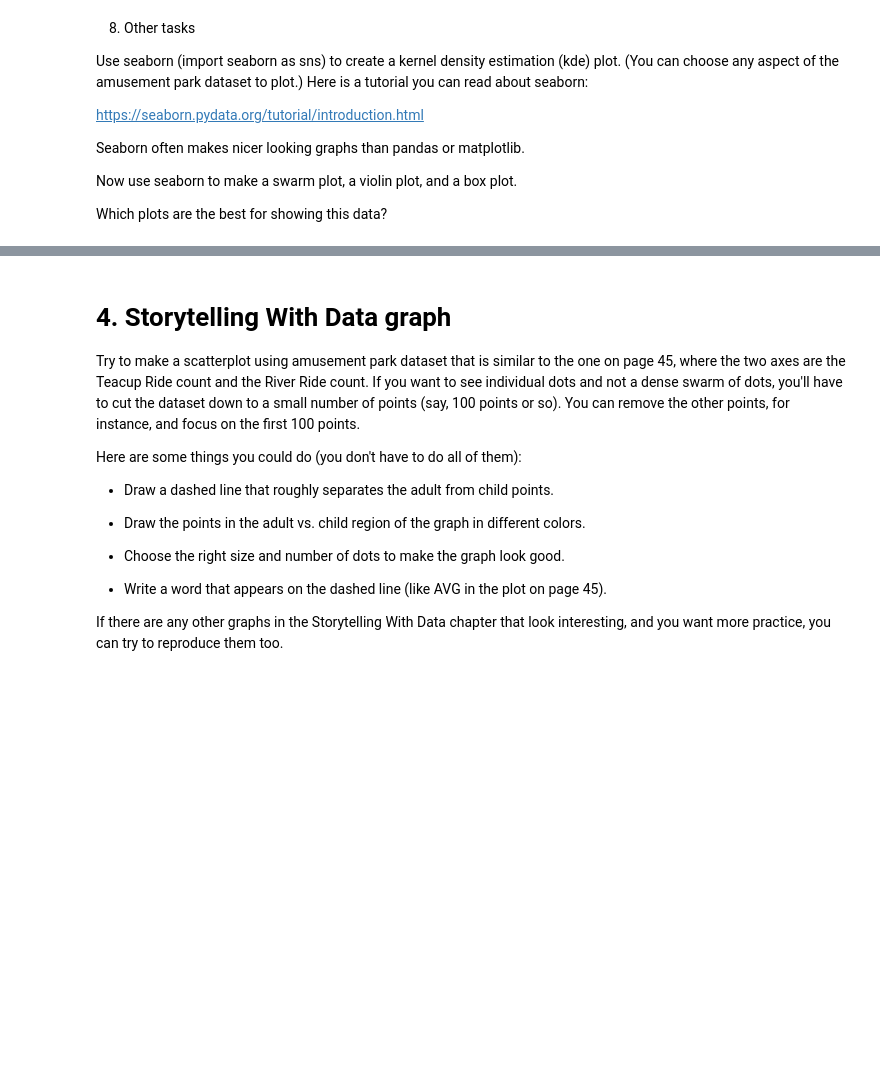
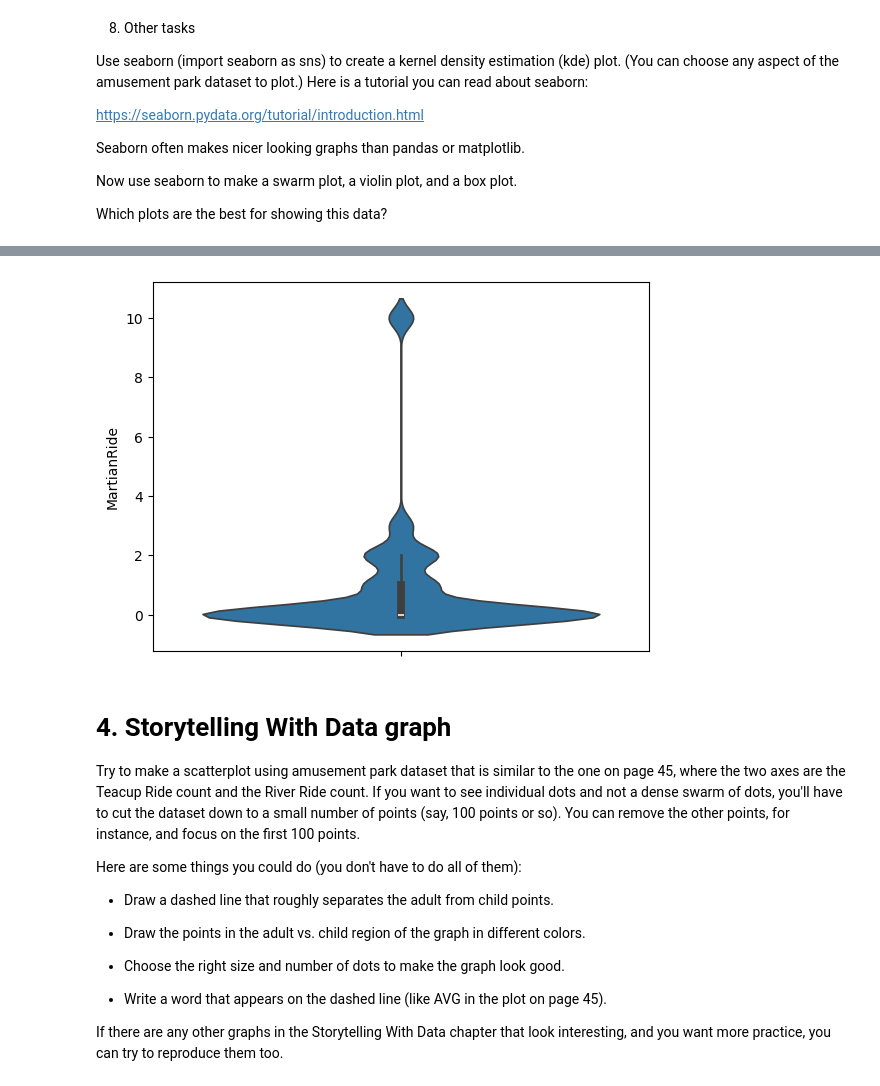
Before and after one commit to calebhadley1/Module-B-semester-2, a Jupyter notebook: OMDS-ModB2-Week3-Hadley-Caleb.ipynb, the cells around one changed output, grey strips where cells are left out. Saved outputs shown, nothing was run; the diff lists cells and outputs as text; code cells hidden in the pictures; blank space fills up the shorter version.

```diff
--- a/OMDS-ModB2-Week3-Hadley-Caleb.ipynb
+++ b/OMDS-ModB2-Week3-Hadley-Caleb.ipynb
@@ -437,3 +452,8 @@ Which plots are the best for showing this data?
+# %%
+sns.violinplot(df['MartianRide'])
+None
+# %% [output]
+[figure, added]
 # %% [markdown]
 # 4. Storytelling With Data graph
 
```
Also changed, not shown: parts of 3 cells of this notebook.
